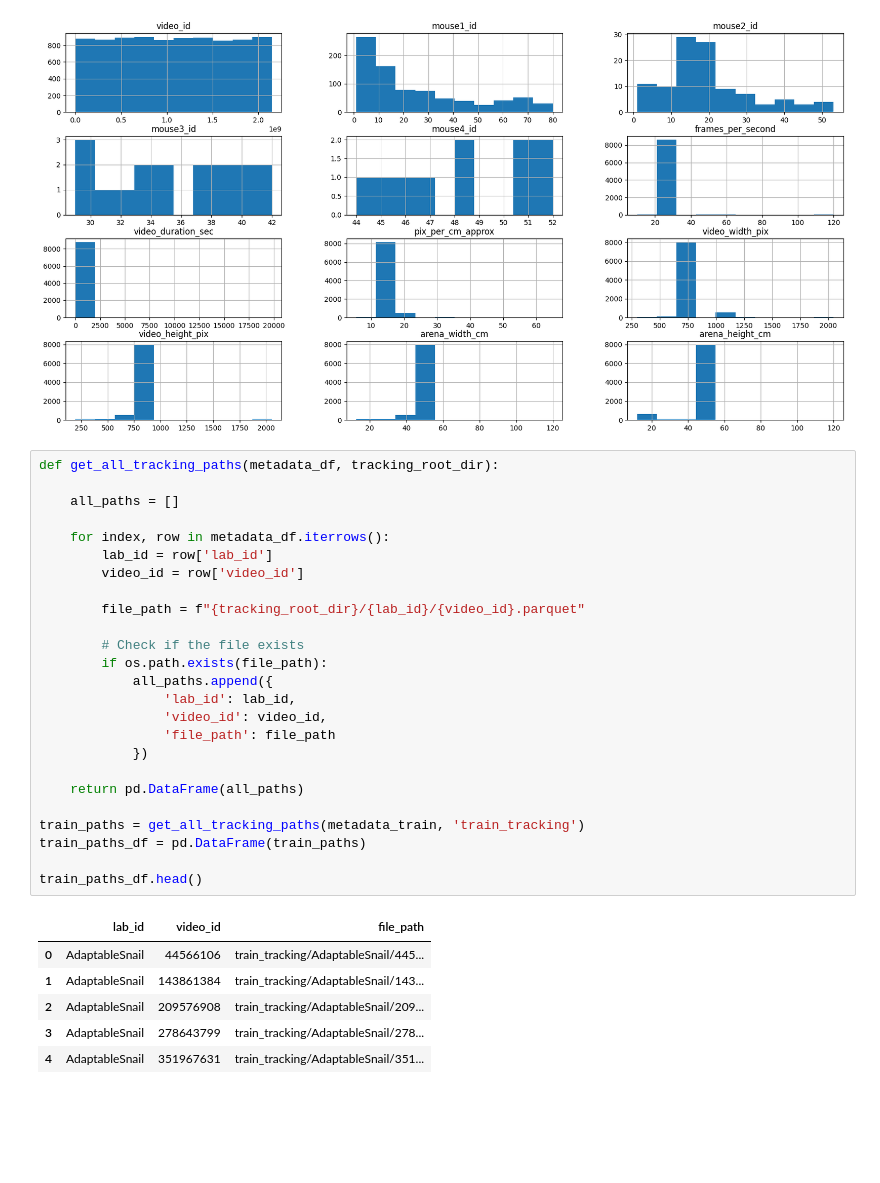
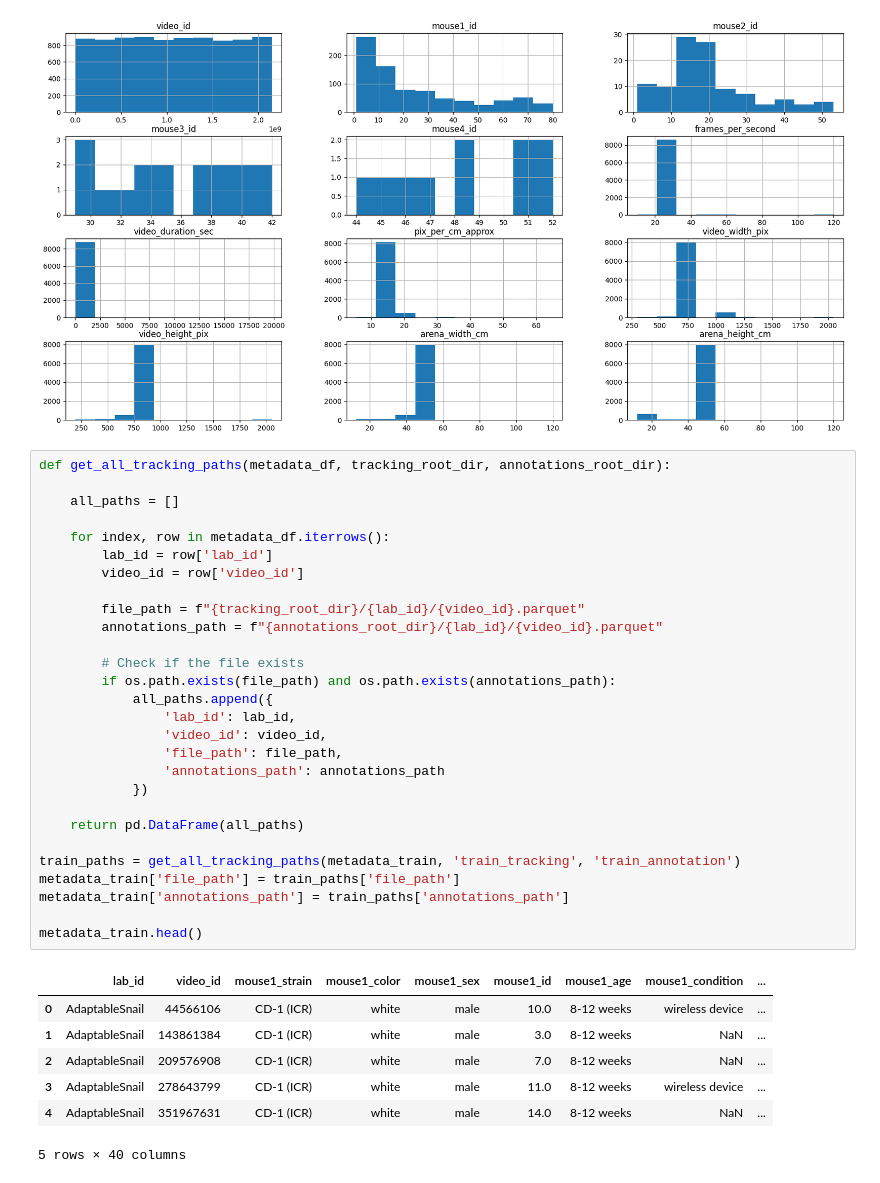
Before and after one commit to tanvik7072/MABe-Challenge-Social-Action-Recognition-in-Mice, a Jupyter notebook: training.ipynb, the cells around one changed output. Saved outputs shown, nothing was run; the diff lists cells and outputs as text; blank space fills up the shorter version.

Commit message:
Added functions to load xy data and corresponding metadata prior to dataloader

```diff
--- a/training.ipynb
+++ b/training.ipynb
@@ -48,34 +48,38 @@ array([[<Axes: title={'center': 'video_id'}>,
         <Axes: title={'center': 'arena_height_cm'}>]], dtype=object)
 [figure]
 # %%
-def get_all_tracking_paths(metadata_df, tracking_root_dir):
+def get_all_tracking_paths(metadata_df, tracking_root_dir, annotations_root_dir):
 
     all_paths = []
 
     for index, row in metadata_df.iterrows():
         lab_id = row['lab_id']
         video_id = row['video_id']
 
         file_path = f"{tracking_root_dir}/{lab_id}/{video_id}.parquet"
+        annotations_path = f"{annotations_root_dir}/{lab_id}/{video_id}.parquet"
 
         # Check if the file exists
-        if os.path.exists(file_path):
+        if os.path.exists(file_path) and os.path.exists(annotations_path):
             all_paths.append({
                 'lab_id': lab_id,
                 'video_id': video_id,
-                'file_path': file_path
+                'file_path': file_path,
+                'annotations_path': annotations_path
             })
 
     return pd.DataFrame(all_paths)
 
-train_paths = get_all_tracking_paths(metadata_train, 'train_tracking')
-train_paths_df = pd.DataFrame(train_paths)
+train_paths = get_all_tracking_paths(metadata_train, 'train_tracking', 'train_annotation')
+metadata_train['file_path'] = train_paths['file_path']
+metadata_train['annotations_path'] = train_paths['annotations_path']
 
-train_paths_df.head()
+metadata_train.head()
 # %% [output]
-|  | lab_id | video_id | file_path |
-| 0 | AdaptableSnail | 44566106 | train_tracking/AdaptableSnail/445... |
-| 1 | AdaptableSnail | 143861384 | train_tracking/AdaptableSnail/143... |
-| 2 | AdaptableSnail | 209576908 | train_tracking/AdaptableSnail/209... |
-| 3 | AdaptableSnail | 278643799 | train_tracking/AdaptableSnail/278... |
-| 4 | AdaptableSnail | 351967631 | train_tracking/AdaptableSnail/351... |
+|  | lab_id | video_id | mouse1_strain | mouse1_color | mouse1_sex | mouse1_id | mouse1_age | mouse1_condition | ... |
+| 0 | AdaptableSnail | 44566106 | CD-1 (ICR) | white | male | 10.0 | 8-12 weeks | wireless device | ... |
+| 1 | AdaptableSnail | 143861384 | CD-1 (ICR) | white | male | 3.0 | 8-12 weeks | NaN | ... |
+| 2 | AdaptableSnail | 209576908 | CD-1 (ICR) | white | male | 7.0 | 8-12 weeks | NaN | ... |
+| 3 | AdaptableSnail | 278643799 | CD-1 (ICR) | white | male | 11.0 | 8-12 weeks | wireless device | ... |
+| 4 | AdaptableSnail | 351967631 | CD-1 (ICR) | white | male | 14.0 | 8-12 weeks | NaN | ... |
+5 rows × 40 columns
```
Also changed, not shown: parts of 2 cells of this notebook.
